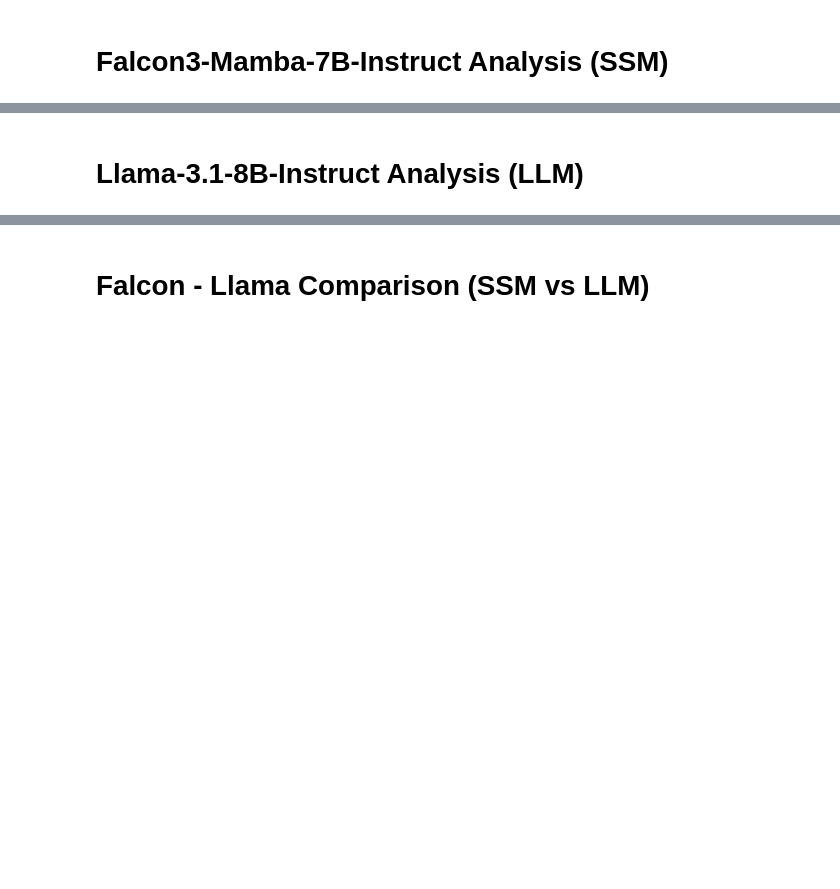
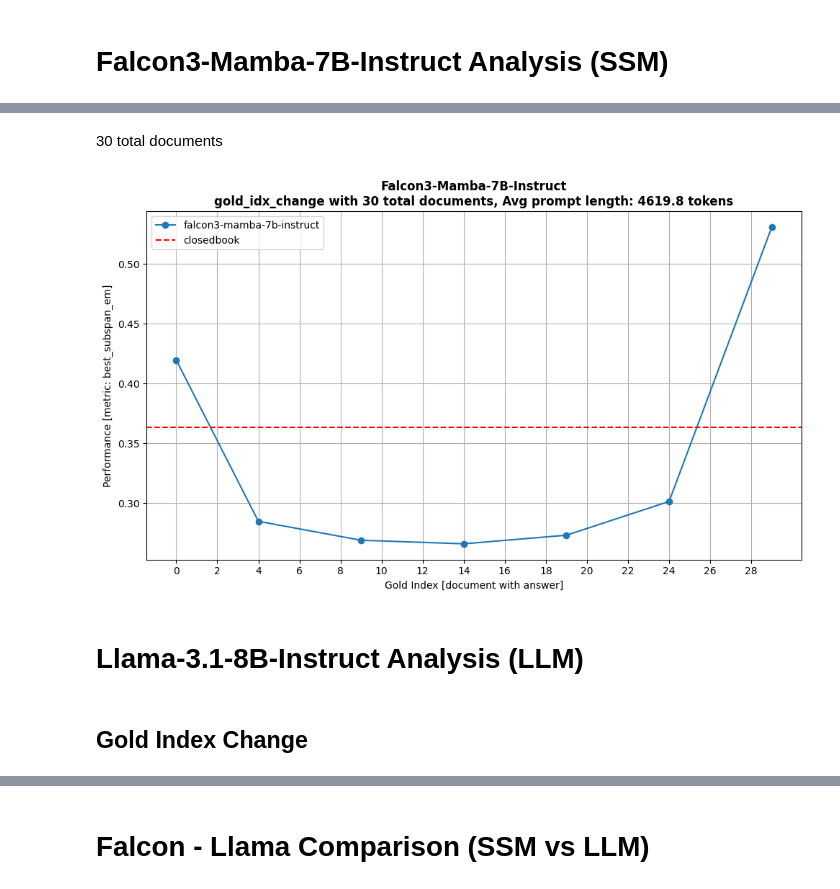
Before and after one commit to GalSarid21/deep-generative-models-biu, a Jupyter notebook: gold_index_change.ipynb, the cells around one changed output, grey strips where cells are left out. Drawn from its saved outputs; the diff is of its cells as text; code cells hidden in the pictures; blank space fills up the shorter version.

```diff
--- a/gold_index_change.ipynb
+++ b/gold_index_change.ipynb
@@ -99,2 +234,14 @@ plot_metric_over_documents([0, 4, 9], [[0.6, 0.4, 0.5], [0.67, 0.58, 0.61]], ["f
+# %% [markdown]
+30 total documents
+# %%
+falcon_openbook_file_30_docs = list(Path(f"{falcon_openbook_path}/30_docs").glob(f"*json"))[0]
+plot_single_model_results_data(
+    openbook_path=falcon_openbook_file_30_docs,
+    closedbook_path=falcon_closedbook_file
+)
+# %% [output]
+[figure, added]
 # %% [markdown]
 # Llama-3.1-8B-Instruct Analysis (LLM)
+# %% [markdown]
+## Gold Index Change
```
Also changed, not shown: parts of 31 cells of this notebook, 4 other files.
